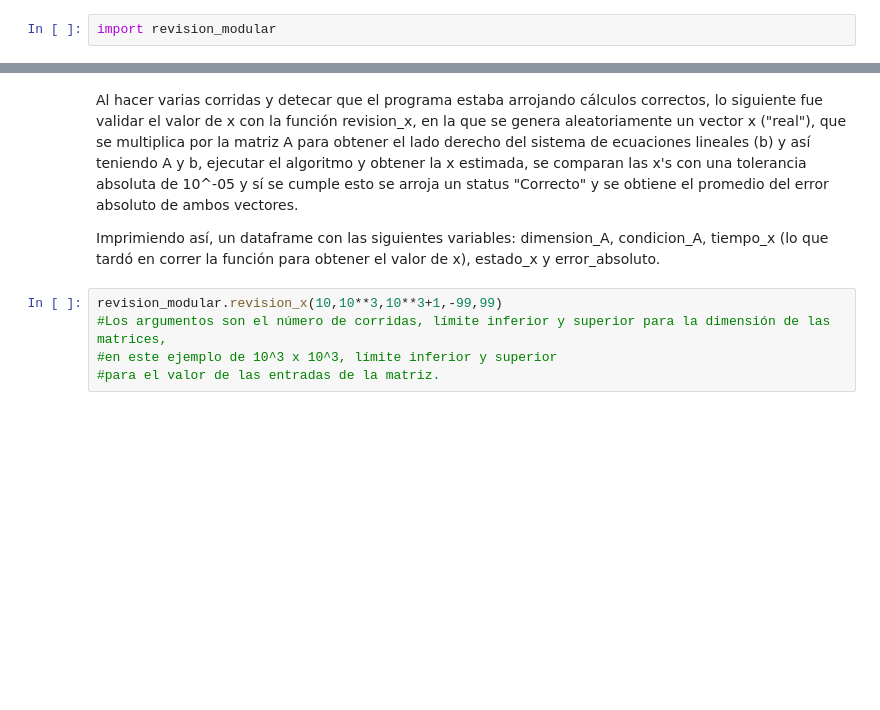
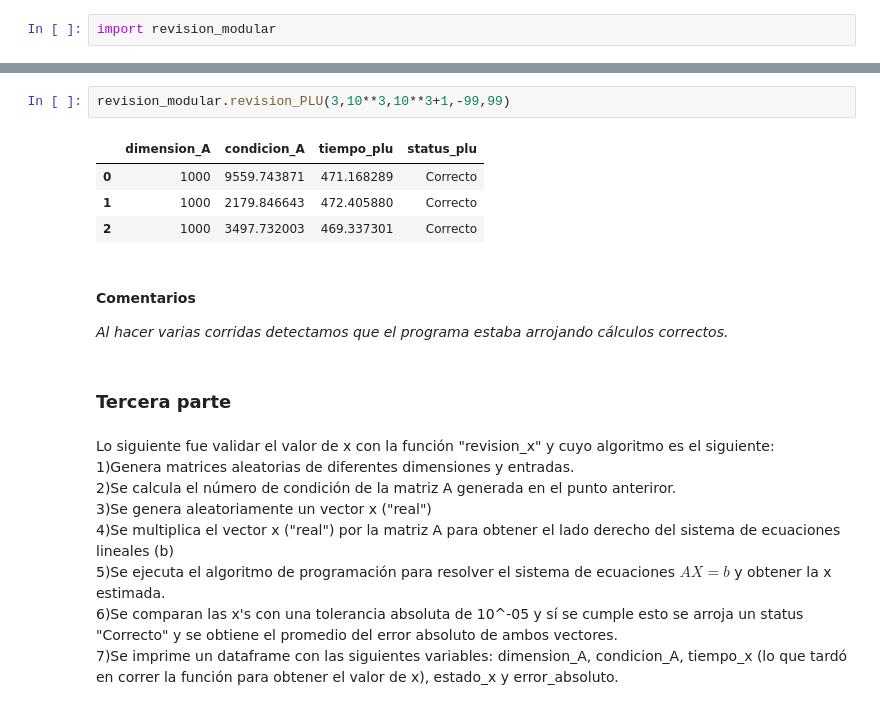
Before and after one commit to mno-2020-gh-classroom/ex-modulo-3-comp-matricial-plu-paola-md, a Jupyter notebook: notebooks/Revision/Procedimiento_revision.ipynb, the cells around one changed output, grey strips where cells are left out. Saved outputs shown, nothing was run; the diff lists cells and outputs as text; blank space fills up the shorter version.

```diff
--- a/notebooks/Revision/Procedimiento_revision.ipynb
+++ b/notebooks/Revision/Procedimiento_revision.ipynb
@@ -48,9 +70,21 @@ revision_modular.revision_PLU(10,10**3,10**3+1,-99,99)
+# %%
+revision_modular.revision_PLU(3,10**3,10**3+1,-99,99)
+# %% [output]
+|  | dimension_A | condicion_A | tiempo_plu | status_plu |
+| 0 | 1000 | 9559.743871 | 471.168289 | Correcto |
+| 1 | 1000 | 2179.846643 | 472.405880 | Correcto |
+| 2 | 1000 | 3497.732003 | 469.337301 | Correcto |
+# %% [markdown]
+#### Comentarios
+<i>Al hacer varias corridas detectamos que el programa estaba arrojando cálculos correctos.</i>
+# %% [markdown]
+### Tercera parte
 # %% [markdown]
-Al hacer varias corridas y detecar que el programa estaba arrojando cálculos correctos, lo siguiente fue validar el valor de x con la función revision_x, en la que se genera aleatoriamente un vector x ("real"), que se multiplica por la matriz A para obtener el lado derecho del sistema de ecuaciones lineales (b) y así teniendo A y b, ejecutar el algoritmo y obtener la x estimada, se comparan las x's con una tolerancia absoluta de 10^-05 y sí se cumple esto se arroja un status "Correcto" y se obtiene el promedio del error absoluto de ambos vectores.
-
-Imprimiendo así, un dataframe con las siguientes variables: dimension_A, condicion_A, tiempo_x (lo que tardó en correr la función para obtener el valor de x), estado_x y error_absoluto.
+Lo siguiente fue validar el valor de x con la función "revision_x" y cuyo algoritmo es el siguiente:<br>
+1)Genera matrices aleatorias de diferentes dimensiones y entradas.<br>
+2)Se calcula el número de condición de la matriz A generada en el punto anteriror.<br>
+3)Se genera aleatoriamente un vector x ("real")<br>
+4)Se multiplica el vector x ("real") por la matriz A para obtener el lado derecho del sistema de ecuaciones lineales (b)<br>
+5)Se ejecuta el algoritmo de programación para resolver el sistema de ecuaciones $AX=b$ y obtener la x estimada.<br>
+6)Se comparan las x's con una tolerancia absoluta de 10^-05 y sí se cumple esto se arroja un status "Correcto" y se obtiene el promedio del error absoluto de ambos vectores.<br>
+7)Se imprime un dataframe con las siguientes variables: dimension_A, condicion_A, tiempo_x (lo que tardó en correr la función para obtener el valor de x), estado_x y error_absoluto.
-# %%
-revision_modular.revision_x(10,10**3,10**3+1,-99,99)
-#Los argumentos son el número de corridas, límite inferior y superior para la dimensión de las matrices,
-#en este ejemplo de 10^3 x 10^3, límite inferior y superior
-#para el valor de las entradas de la matriz.
```
Also changed, not shown: parts of 22 cells of this notebook.
